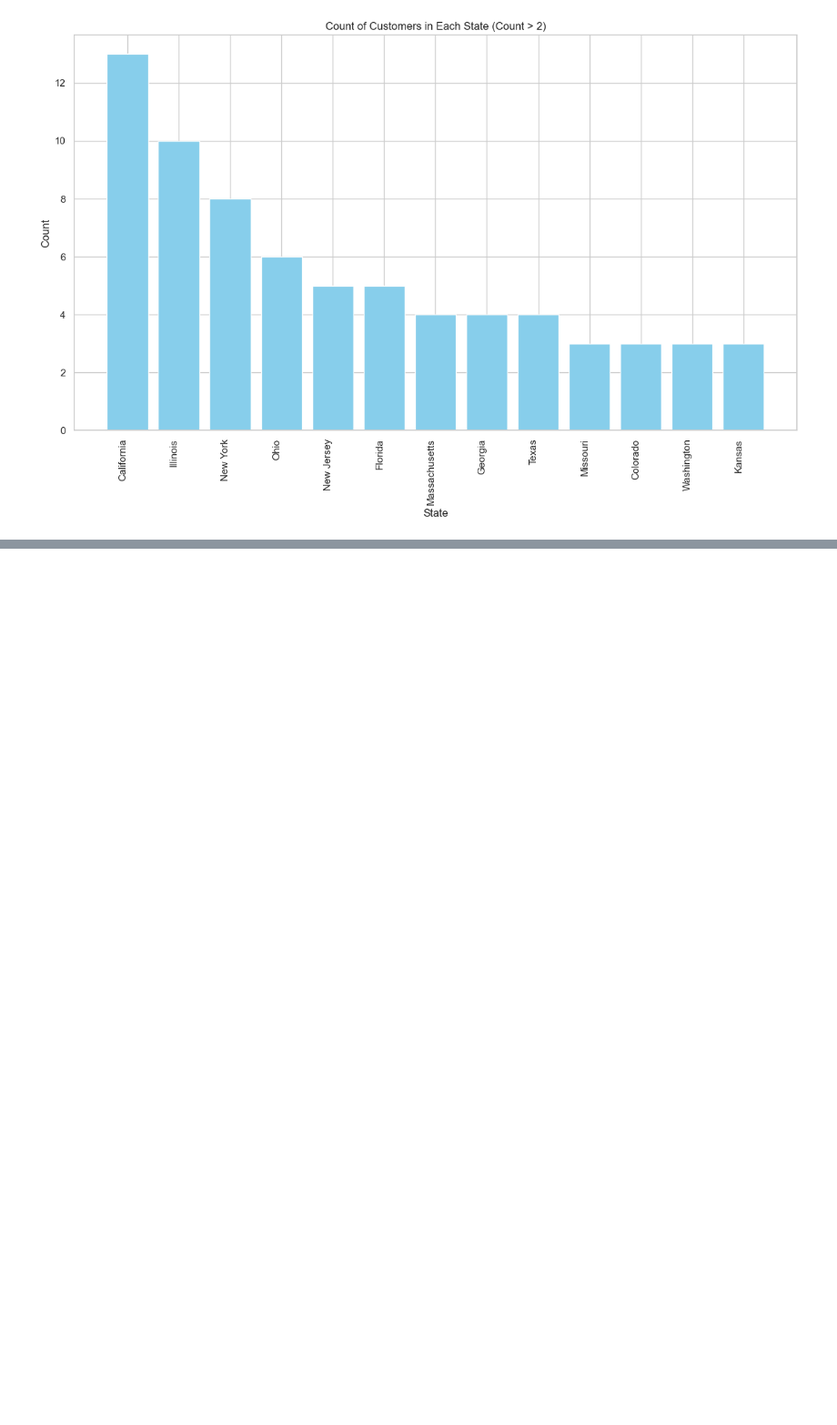
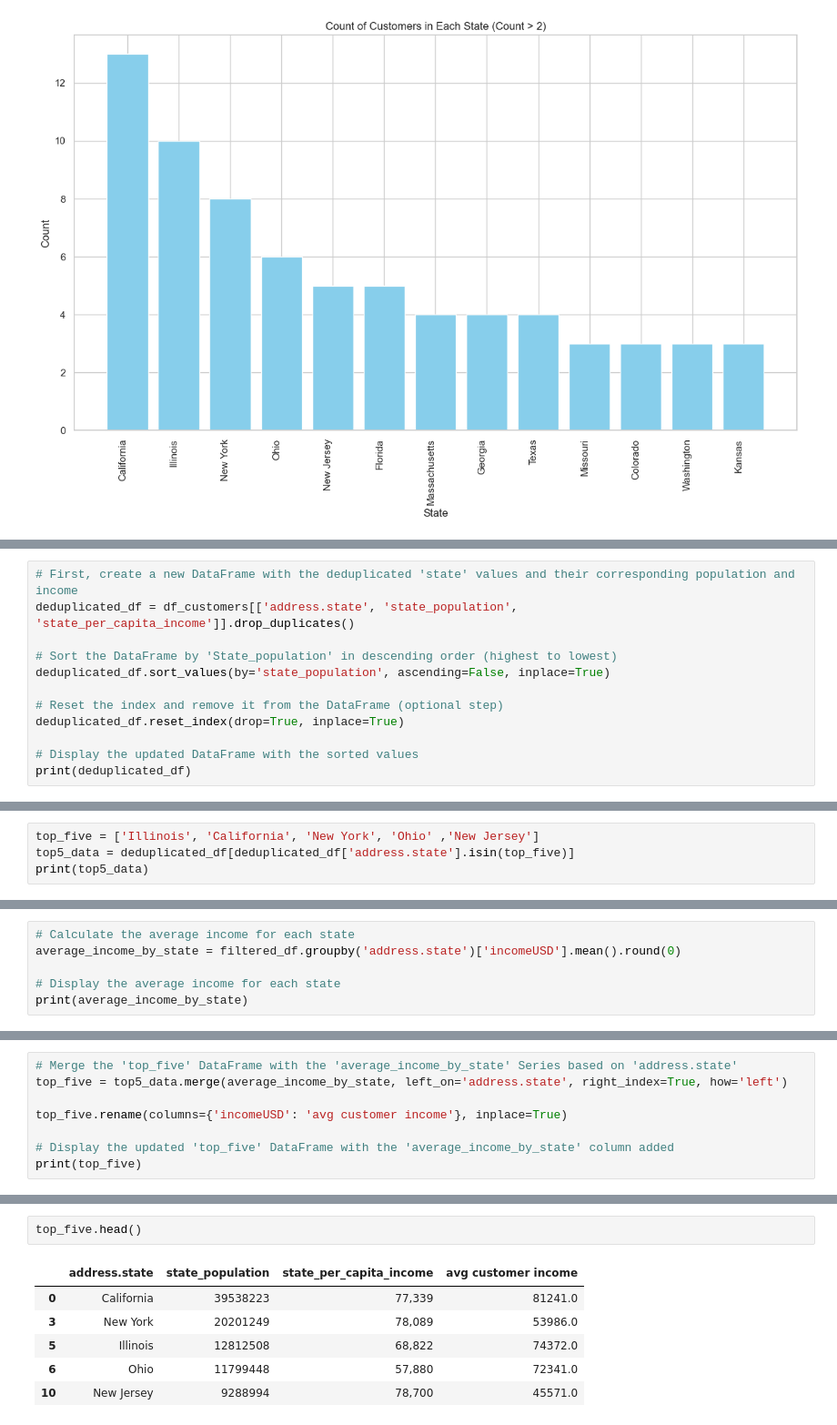
Before and after one commit to jsmither10/client_data_analysis, a Jupyter notebook: data_vizualization.ipynb, the cells around one changed output, grey strips where cells are left out. Shown at 91% size. Saved outputs shown, nothing was run; the diff lists cells and outputs as text; blank space fills up the shorter version.

```diff
--- a/data_vizualization.ipynb
+++ b/data_vizualization.ipynb
@@ -175,0 +161,12 @@ plt.show()
+# %%
+# First, create a new DataFrame with the deduplicated 'state' values and their corresponding population and income
+deduplicated_df = df_customers[['address.state', 'state_population', 'state_per_capita_income']].drop_duplicates()
+
+# Sort the DataFrame by 'State_population' in descending order (highest to lowest)
+deduplicated_df.sort_values(by='state_population', ascending=False, inplace=True)
+
+# Reset the index and remove it from the DataFrame (optional step)
+deduplicated_df.reset_index(drop=True, inplace=True)
+
+# Display the updated DataFrame with the sorted values
+print(deduplicated_df)
@@ -175,0 +191,4 @@ plt.show()
+# %%
+top_five = ['Illinois', 'California', 'New York', 'Ohio' ,'New Jersey']
+top5_data = deduplicated_df[deduplicated_df['address.state'].isin(top_five)]
+print(top5_data)
@@ -175,0 +222,6 @@ plt.show()
+# %%
+# Calculate the average income for each state
+average_income_by_state = filtered_df.groupby('address.state')['incomeUSD'].mean().round(0)
+
+# Display the average income for each state
+print(average_income_by_state)
@@ -175,0 +246,8 @@ plt.show()
+# %%
+# Merge the 'top_five' DataFrame with the 'average_income_by_state' Series based on 'address.state'
+top_five = top5_data.merge(average_income_by_state, left_on='address.state', right_index=True, how='left')
+
+top_five.rename(columns={'incomeUSD': 'avg customer income'}, inplace=True)
+
+# Display the updated 'top_five' DataFrame with the 'average_income_by_state' column added
+print(top_five)
@@ -175,0 +273,9 @@ plt.show()
+# %%
+top_five.head()
+# %% [output]
+|  | address.state | state_population | state_per_capita_income | avg customer income |
+| 0 | California | 39538223 | 77,339 | 81241.0 |
+| 3 | New York | 20201249 | 78,089 | 53986.0 |
+| 5 | Illinois | 12812508 | 68,822 | 74372.0 |
+| 6 | Ohio | 11799448 | 57,880 | 72341.0 |
+| 10 | New Jersey | 9288994 | 78,700 | 45571.0 |
```
Also changed, not shown: parts of 12 cells of this notebook.
